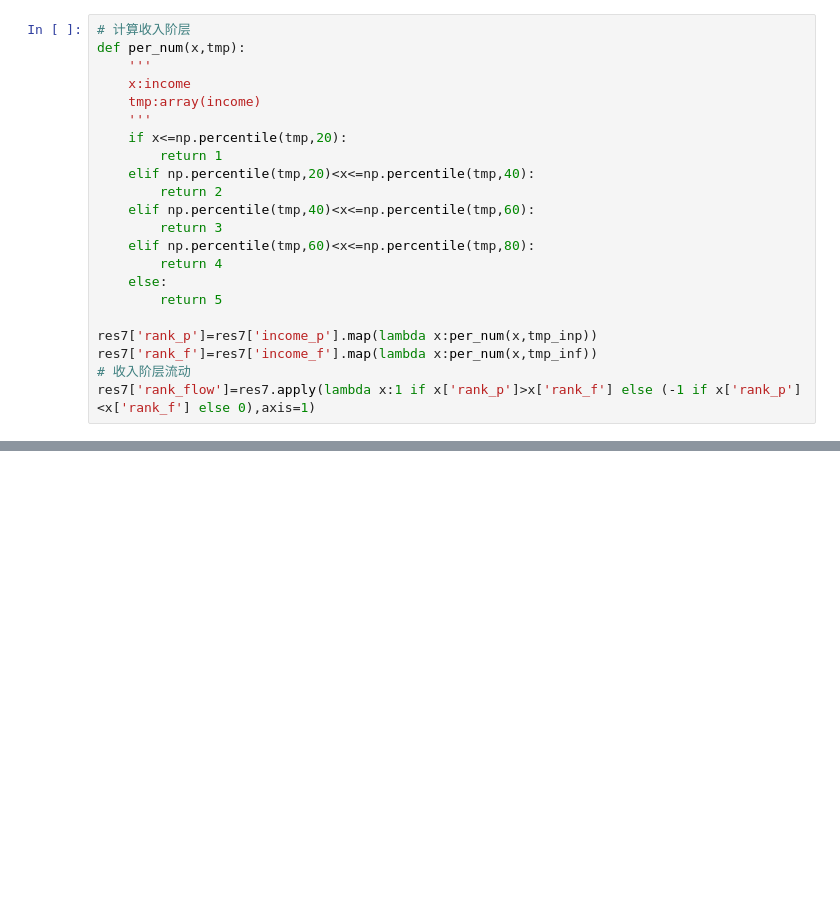
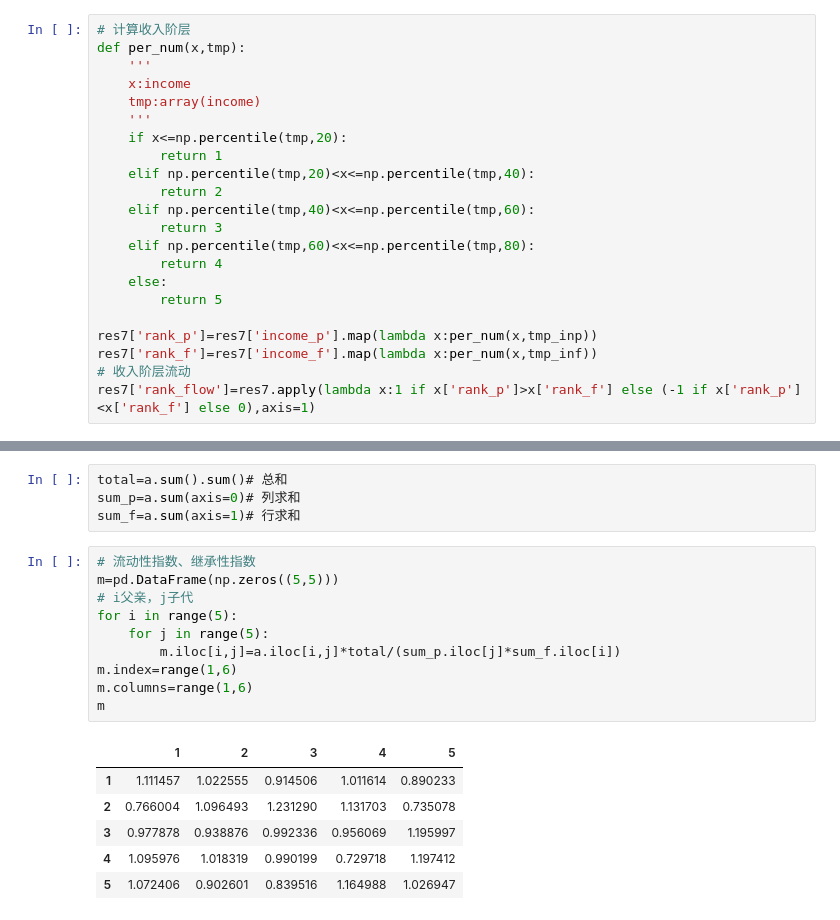
Before and after one commit to yirav/Learning, a Jupyter notebook: cfps2016.ipynb, the cells around one changed output, grey strips where cells are left out. Saved outputs shown, nothing was run; the diff lists cells and outputs as text; blank space fills up the shorter version.

```diff
--- a/cfps2016.ipynb
+++ b/cfps2016.ipynb
@@ -352,0 +321,21 @@ res7[['job_p','job_f']]=res7[['job_p','job_f']].apply(lambda x:x.replace(5,0))
+# %%
+total=a.sum().sum()# 总和
+sum_p=a.sum(axis=0)# 列求和
+sum_f=a.sum(axis=1)# 行求和
+# %%
+# 流动性指数、继承性指数
+m=pd.DataFrame(np.zeros((5,5)))
+# i父亲，j子代
+for i in range(5):
+    for j in range(5):
+        m.iloc[i,j]=a.iloc[i,j]*total/(sum_p.iloc[j]*sum_f.iloc[i])
+m.index=range(1,6)
+m.columns=range(1,6)
+m
+# %% [output]
+|  | 1 | 2 | 3 | 4 | 5 |
+| 1 | 1.111457 | 1.022555 | 0.914506 | 1.011614 | 0.890233 |
+| 2 | 0.766004 | 1.096493 | 1.231290 | 1.131703 | 0.735078 |
+| 3 | 0.977878 | 0.938876 | 0.992336 | 0.956069 | 1.195997 |
+| 4 | 1.095976 | 1.018319 | 0.990199 | 0.729718 | 1.197412 |
+| 5 | 1.072406 | 0.902601 | 0.839516 | 1.164988 | 1.026947 |
```
Also changed, not shown: parts of 49 cells of this notebook.
